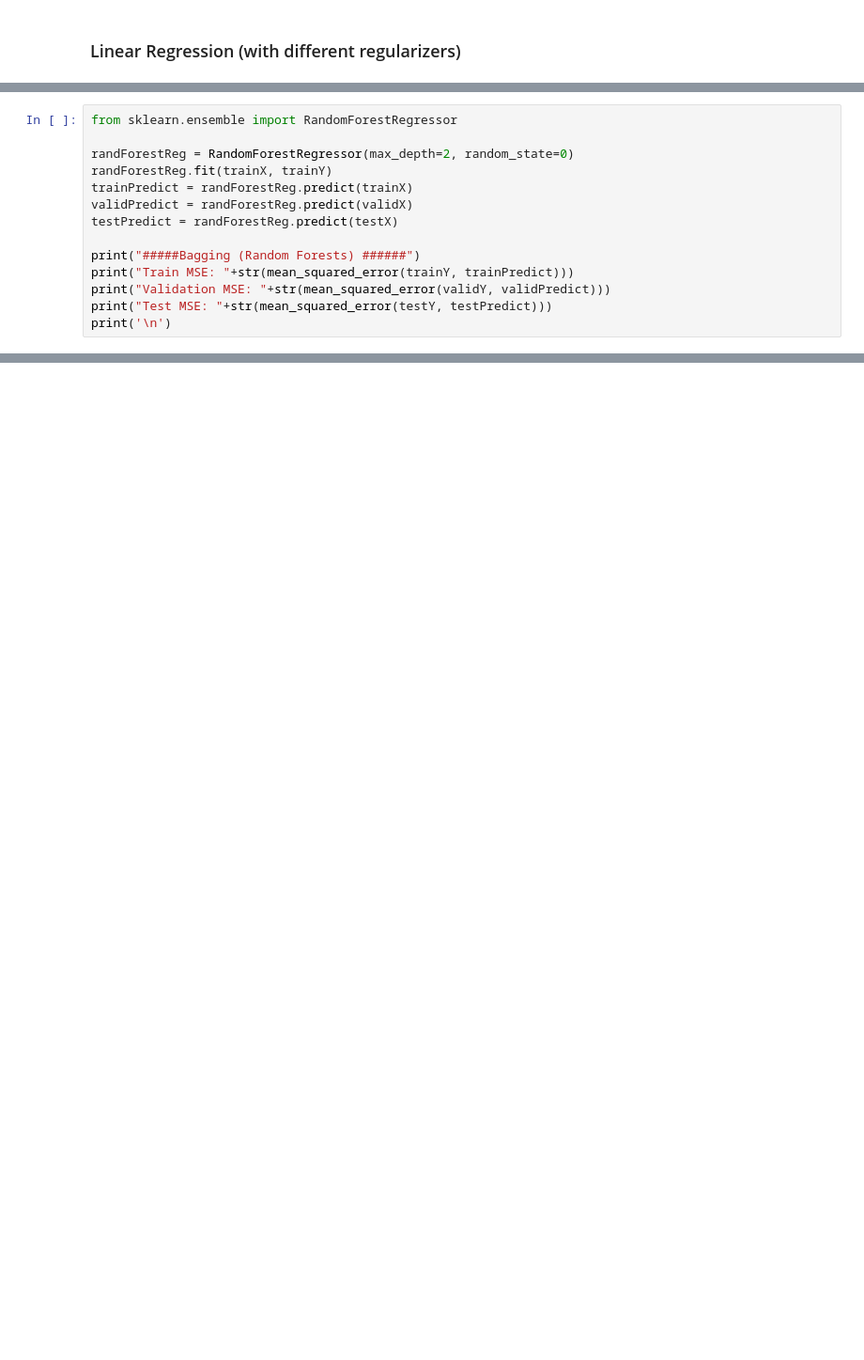
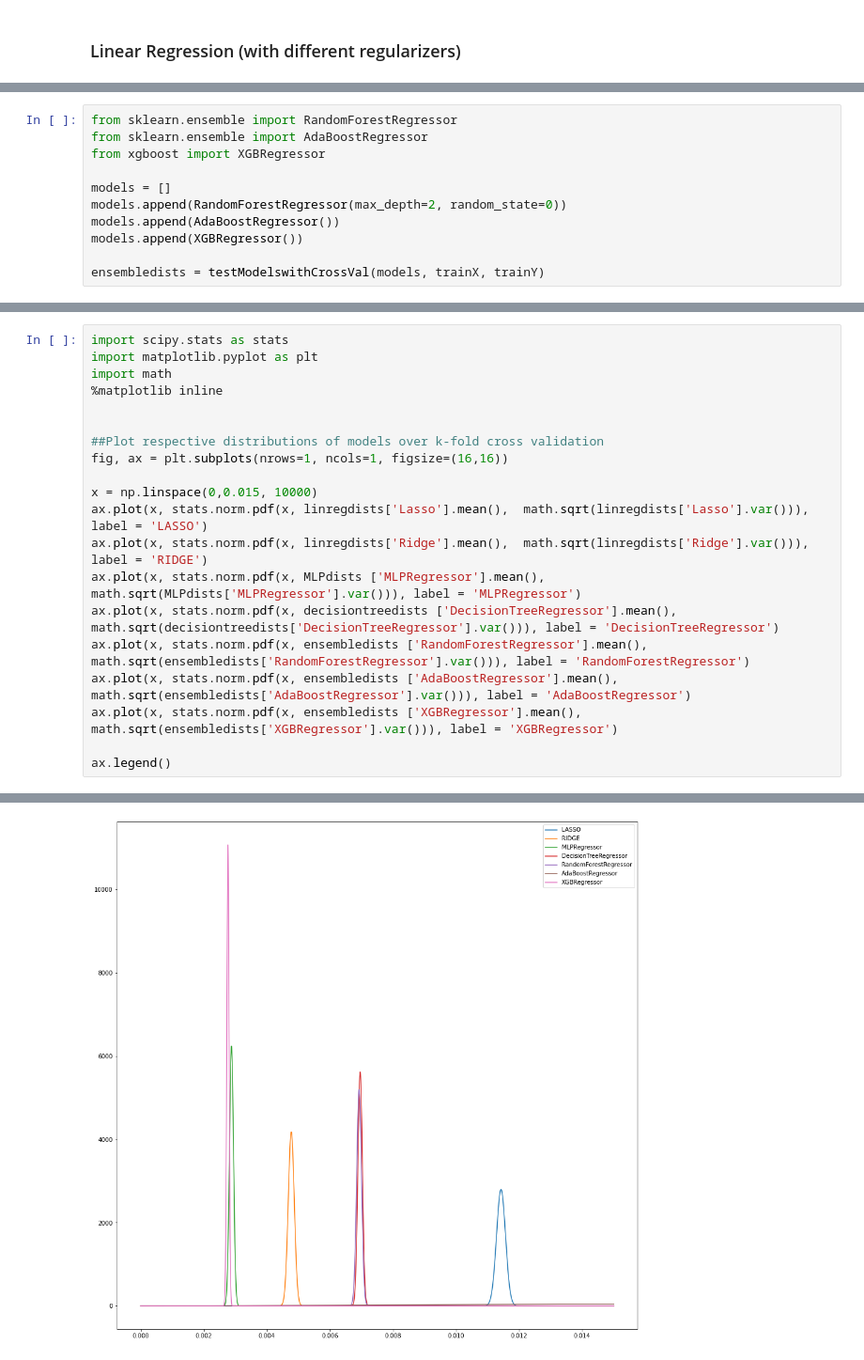
Before and after one commit to AJPutland/used-cars-ML, a Jupyter notebook: Used Car Sales machine learning.ipynb, the cells around one changed output, grey strips where cells are left out. Shown at 94% size. Saved outputs shown, nothing was run; the diff lists cells and outputs as text; blank space fills up the shorter version.

Commit message:
Added testing of many simple models

```diff
--- a/Used Car Sales machine learning.ipynb
+++ b/Used Car Sales machine learning.ipynb
@@ -118,14 +108,0 @@ Test MSE: 0.004680225184993724
-# %%
-from sklearn.ensemble import RandomForestRegressor
-
-randForestReg = RandomForestRegressor(max_depth=2, random_state=0)
-randForestReg.fit(trainX, trainY)
-trainPredict = randForestReg.predict(trainX)
-validPredict = randForestReg.predict(validX)
-testPredict = randForestReg.predict(testX)
-
-print("#####Bagging (Random Forests) ######")
-print("Train MSE: "+str(mean_squared_error(trainY, trainPredict)))
-print("Validation MSE: "+str(mean_squared_error(validY, validPredict)))
-print("Test MSE: "+str(mean_squared_error(testY, testPredict)))
-print('\n')
@@ -175,0 +109,11 @@ Test MSE: 0.0027646131095732675
+# %%
+from sklearn.ensemble import RandomForestRegressor
+from sklearn.ensemble import AdaBoostRegressor
+from xgboost import XGBRegressor
+
+models = []
+models.append(RandomForestRegressor(max_depth=2, random_state=0))
+models.append(AdaBoostRegressor())
+models.append(XGBRegressor())
+
+ensembledists = testModelswithCrossVal(models, trainX, trainY)
@@ -175,0 +134,21 @@ Test MSE: 0.0027646131095732675
+# %%
+import scipy.stats as stats
+import matplotlib.pyplot as plt
+import math
+%matplotlib inline
+
+
+##Plot respective distributions of models over k-fold cross validation
+fig, ax = plt.subplots(nrows=1, ncols=1, figsize=(16,16))
+
+x = np.linspace(0,0.015, 10000)
+ax.plot(x, stats.norm.pdf(x, linregdists['Lasso'].mean(),  math.sqrt(linregdists['Lasso'].var())), label = 'LASSO')
+ax.plot(x, stats.norm.pdf(x, linregdists['Ridge'].mean(),  math.sqrt(linregdists['Ridge'].var())), label = 'RIDGE')
+ax.plot(x, stats.norm.pdf(x, MLPdists ['MLPRegressor'].mean(),  math.sqrt(MLPdists['MLPRegressor'].var())), label = 'MLPRegressor')
+ax.plot(x, stats.norm.pdf(x, decisiontreedists ['DecisionTreeRegressor'].mean(),  math.sqrt(decisiontreedists['DecisionTreeRegressor'].var())), label = 'DecisionTreeRegressor')
+ax.plot(x, stats.norm.pdf(x, ensembledists ['RandomForestRegressor'].mean(),  math.sqrt(ensembledists['RandomForestRegressor'].var())), label = 'RandomForestRegressor')
+ax.plot(x, stats.norm.pdf(x, ensembledists ['AdaBoostRegressor'].mean(),  math.sqrt(ensembledists['AdaBoostRegressor'].var())), label = 'AdaBoostRegressor')
+ax.plot(x, stats.norm.pdf(x, ensembledists ['XGBRegressor'].mean(),  math.sqrt(ensembledists['XGBRegressor'].var())), label = 'XGBRegressor')
+
+ax.legend()
+# %% [output]
@@ -175,0 +156 @@ Test MSE: 0.0027646131095732675
+[figure, added]
```
Also changed, not shown: parts of 26 cells of this notebook.
